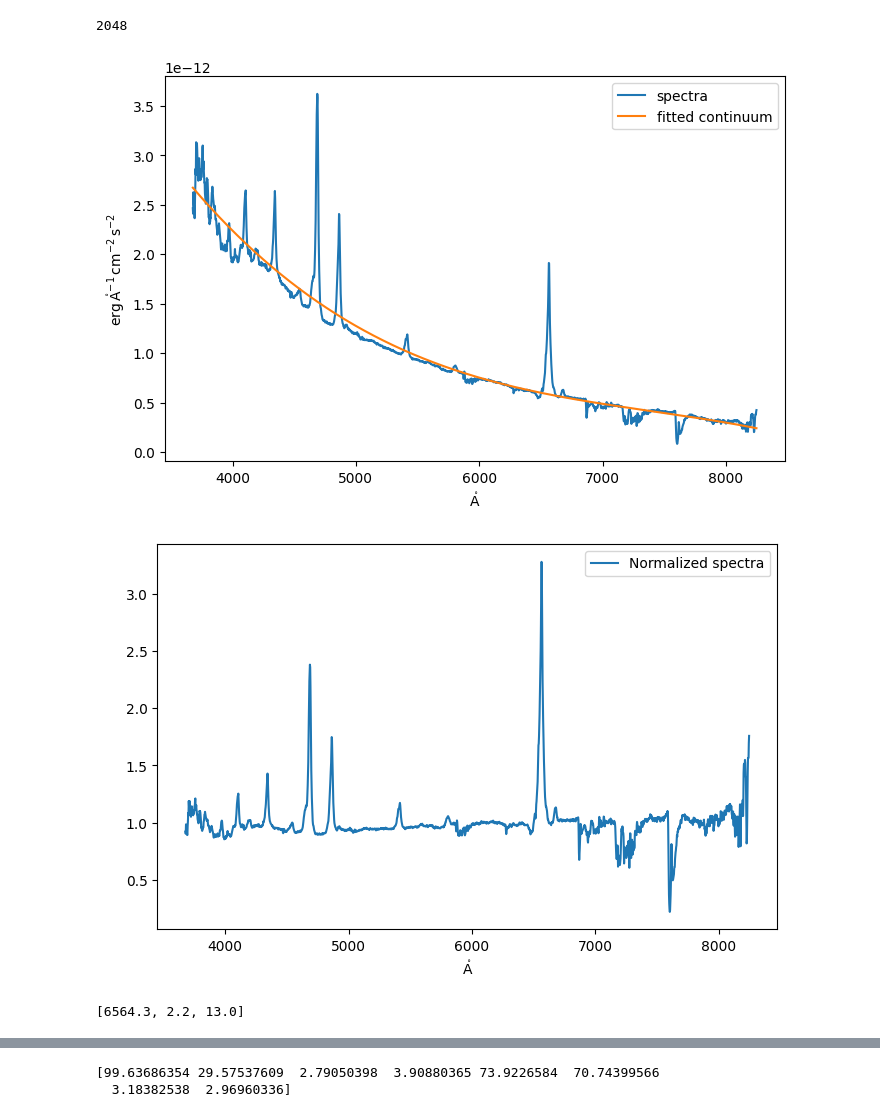
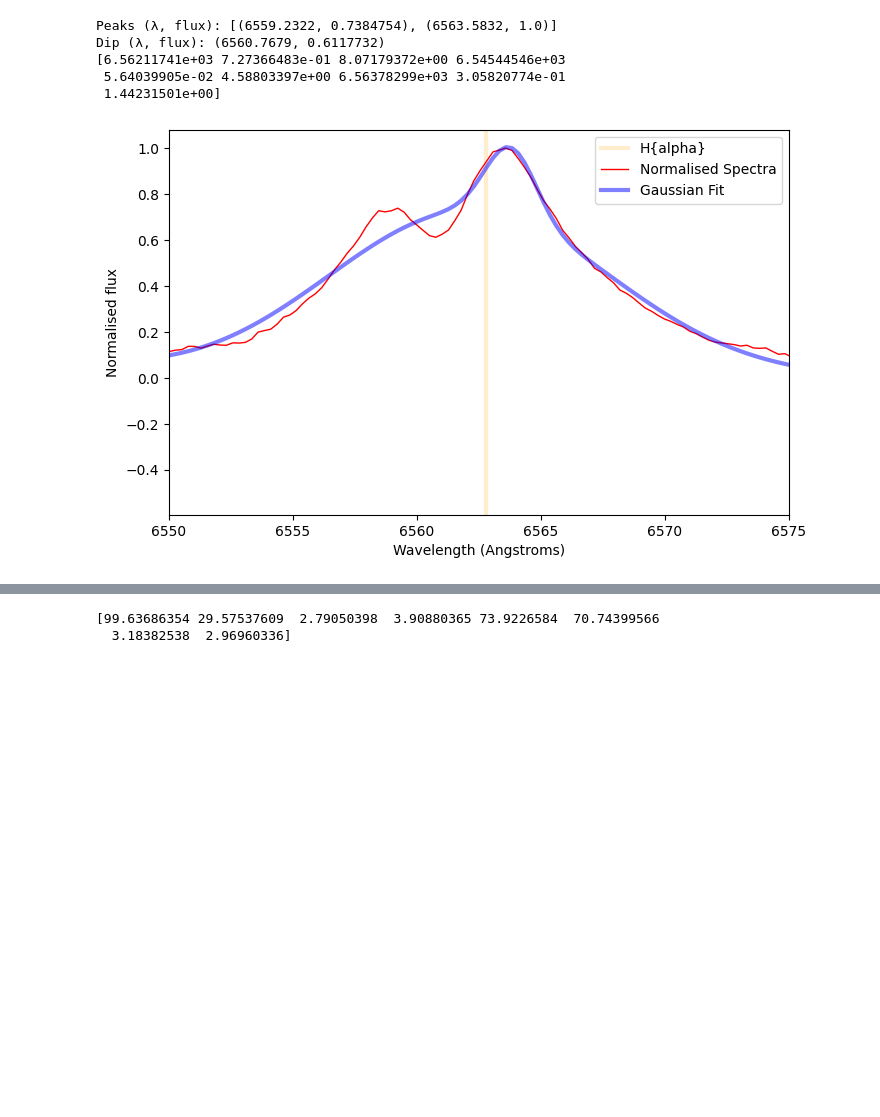
Before and after one commit to Sidius-DEV/IR_Variability_Of_BeXRBs_PhD, a Jupyter notebook: Scripts/Test_H_alpha_gausian_fitting.ipynb, the cells around one changed output, grey strips where cells are left out. Saved outputs shown, nothing was run; the diff lists cells and outputs as text; code cells hidden in the pictures; blank space fills up the shorter version.

```diff
--- a/Scripts/Test_H_alpha_gausian_fitting.ipynb
+++ b/Scripts/Test_H_alpha_gausian_fitting.ipynb
@@ -132,5 +177,5 @@ def find_double_peak_coords(x_data,y_data): #Function to find P_0 guess values f
 # %%
-xmin,xmax = 6530-50,6590+50
+xmin,xmax = 6550,6575
 graph_W,graph_H = 8,5
 
 # x_new=[]
@@ -156,72 +201,54 @@ graph_W,graph_H = 8,5
 # y=y_new
 # %%
 
-########### Function to normalise spectrum by dividing with fitted continuum (NTE this should only be done if imported data is not already normalised):
-s1_cal=y*u.Unit('erg cm-2 s-2 AA-1') #flux data
-wav_cal = x*u.AA #wavelength data
 
-spec=Spectrum1D(spectral_axis=wav_cal,flux=s1_cal)
-s_fit=fgc(spec,median_window=1)
-y_cont_fitted=s_fit(wav_cal)
-print(len(spec.spectral_axis.value))
-# print(find_double_peak_coords(spec.spectral_axis.value,(spec.flux/y_cont_fitted).value))
-
-
-fig=plt.figure(figsize=(graph_W,graph_H)) #create the figure
-# plt.yscale("log") #set y scale to log to correctly display the spectra
-plt.plot(spec.spectral_axis, spec.flux, label='spectra')
-plt.plot(wav_cal, y_cont_fitted, label='fitted continuum')
-plt.legend()
-plt.show()
-plt.close()
-
-#now plot normalised spectra
-fig=plt.figure(figsize=(graph_W,graph_H)) #create the figure
-
-plt.plot(spec.spectral_axis, spec.flux/y_cont_fitted, label='Normalized spectra')
-plt.legend()
-# plt.yscale("log") #set y scale to log to correctly display the spectra
-plt.show()
-plt.close()
-###########
 
 
 ########### Gaussian fitting and plot:
 # guess = [6555.0, 1.4, 6.0, 6561.0, -1.0, 3.0, 6565.0, 1.6, 4.0]
-guess = find_double_peak_coords(spec.spectral_axis.value,(spec.flux/y_cont_fitted).value)
+# guess = [6562.0, 1.0, 3.0]
+# guess = find_double_peak_coords(spec.spectral_axis.value,(spec.flux/y_cont_fitted).value)
+guess = find_double_peak_coords(x,y)
+
     #for i in range(1):
 #guess += [60+80*i, 46000, 25]
 
 
-# popt, pcov = curve_fit(func_gaus, (spec.spectral_axis).value, (spec.flux/y_cont_fitted).value, p0=guess)
-# print(popt)
-fit_GAUS = func_gaus(spec.spectral_axis.value, *guess)
+popt, pcov = curve_fit(func_gaus, x, y, p0=guess)
+print(popt)
+# fit_GAUS = func_gaus(spec.spectral_axis.value, *guess)
+fit_GAUS = func_gaus(x, *popt)
 
 ########## Error analysis and inclusion in model (can be excluded to go straight to plot):
 ########## Need to find the correct way to get SALT errors on the y data.
 # yerr_data= np.sqrt((spec.flux/y_cont_fitted).value)
 # fig=plt.figure(figsize=(16, 9)) #create the figure
 # plt.xlabel('Wavelength (Angstroms)')
 # plt.ylabel('Normalised flux')
 # plt.xlim(6520,6600)
 # plt.errorbar(spec.spectral_axis.value, (spec.flux/y_cont_fitted).value, yerr_data, ls='', color='k')
 # plt.scatter(spec.spectral_axis.value, (spec.flux/y_cont_fitted).value, s=7, zorder=1000)
 
 fig=plt.figure(figsize=(graph_W,graph_H)) #create the figure
 # plt.yscale('log')
 plt.xlabel('Wavelength (Angstroms)')
 plt.ylabel('Normalised flux')
 plt.xlim(xmin,xmax)
 
 plt.axvline(x = 6562.8, color = 'orange', linewidth=3, alpha=0.2, label='H{alpha}')
-plt.plot(spec.spectral_axis.value, (spec.flux/y_cont_fitted).value, 'r-', linewidth=1,label='Normalised Spectra')
-plt.plot(spec.spectral_axis.value, fit_GAUS, 'b-', linewidth=3, alpha=0.5,label='Gaussian Fit')
+# plt.plot(spec.spectral_axis.value, (spec.flux/y_cont_fitted).value, 'r-', linewidth=1,label='Normalised Spectra')
+plt.plot(x, y, 'r-', linewidth=1,label='Normalised Spectra')
+# plt.plot(spec.spectral_axis.value, fit_GAUS, 'b-', linewidth=3, alpha=0.5,label='Gaussian Fit')
+plt.plot(x, fit_GAUS, 'b-', linewidth=3, alpha=0.5,label='Gaussian Fit')
+
 plt.legend()
 #plt.show()
 plt.savefig('Gaussian_demo.png')
 ###########
 # %% [output]
-2048
+Peaks (λ, flux): [(6559.2322, 0.7384754), (6563.5832, 1.0)]
+Dip (λ, flux): (6560.7679, 0.6117732)
+[6.56211741e+03 7.27366483e-01 8.07179372e+00 6.54544546e+03
+ 5.64039905e-02 4.58803397e+00 6.56378299e+03 3.05820774e-01
+ 1.44231501e+00]
-[figure, old version]
+[figure, new version]
-[figure, removed]
-[6564.3, 2.2, 13.0]
```
Also changed, not shown: parts of 5 cells of this notebook, 7 other files.
